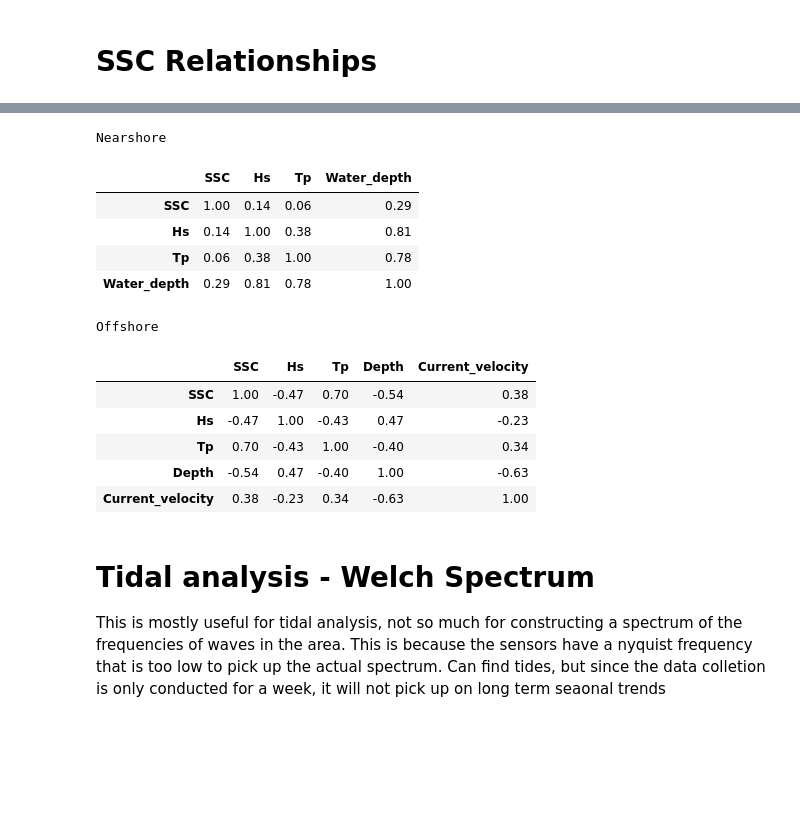
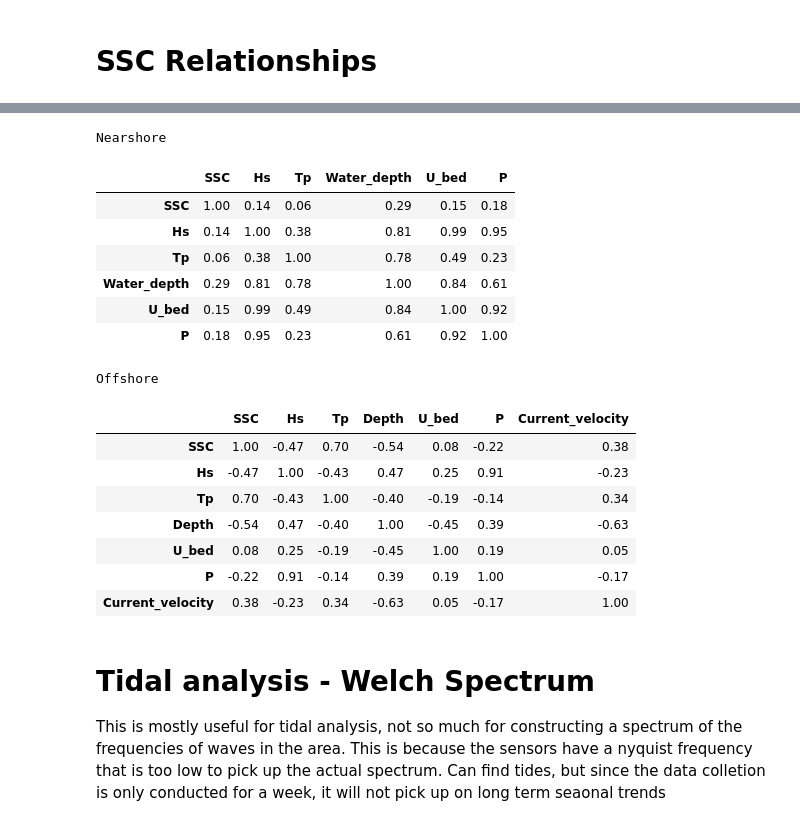
Before and after one commit to ingebrijker/MekongDeltaMDP, a Jupyter notebook: hydro_src/data_parsing.ipynb, the cells around one changed output, grey strips where cells are left out. Cells and saved outputs as stored; diff of their text form; code cells hidden in the pictures; blank space fills up the shorter version.

```diff
--- a/hydro_src/data_parsing.ipynb
+++ b/hydro_src/data_parsing.ipynb
@@ -480,27 +480,29 @@ def merge_nearest(left, right, tolerance="1h"):
         tolerance=pd.Timedelta(tolerance)
     )
 
-#nearshore data
+#nearshore 2025 data
 ssc_near = processed[2025]["ssc_nearshore"][
     ["Date_time", "SSC"]
 ].copy()
 
 twr_near = processed[2025]["twr_wave"][
-    ["Date_time", "Depth", "Hs", "Tp", "H_max", "T_max", "dry_or_exposed"]
+    ["Date_time", "Depth", "Hs", "Tp",
+     "U_bed", "P", "L", "Cg", "steepness", "Hs_h",
+     "dry_or_exposed"]
 ].rename(columns={"Depth": "TWR_depth"})
 
 water_near = processed[2025]["water_depth"][
     ["Date_time", "Depth"]
 ].rename(columns={"Depth": "Water_depth"})
 
-
 near_2025_ssc = merge_nearest(ssc_near, twr_near)
 near_2025_ssc = merge_nearest(near_2025_ssc, water_near)
 
-#offshore data
+#offshore 2025 data
 adcp_wave = processed[2025]["adcp_wave"][
     ["Date_time", "Depth", "Hs", "Tp", "Direction",
-     "HsSwell", "TpSwell", "DpSwell"]
+     "HsSwell", "TpSwell", "DpSwell",
+     "U_bed", "P", "L", "Cg", "steepness", "Hs_h"]
 ].rename(columns={"Direction": "Wave_direction"})
 
 adcp_flow = processed[2025]["adcp_flow"][
@@ -514,7 +516,7 @@ ssc_off = processed[2025]["ssc_offshore"][
     ["Date_time", "SSC"]
 ]
 
-#these have the same hourly timestamps, can be joined directly
+# ADCP wave and current data have the same hourly timestamps
 off_2025 = pd.merge(
     adcp_wave,
     adcp_flow,
@@ -522,11 +524,12 @@ off_2025 = pd.merge(
     how="outer"
 )
 
+# ADCP measurements may be unreliable below ~0.35 m water depth, Tung instructions
 off_2025["low_depth_flag"] = off_2025["Depth"] < 0.35
-#Tung's instructions, water below 0.35 can cause sidelobe intreferene/unreliable adcp output and produce NaN
 
 off_2025_ssc = merge_nearest(ssc_off, off_2025)
 
+# VC-TWR 2026 data
 #2026 VC-TWR data, water depth and wave data both every 10 minutes, can be joined directly
 near_2026 = pd.merge(
     processed[2026]["water_depth"][["Date_time", "Depth"]],
@@ -701,33 +715,38 @@ plot_ssc_relationships(
 # %%
-#correlations
+# Correlations
+
 near_corr = near_2025_ssc[
-    ["SSC", "Hs", "Tp", "Water_depth"]
+    ["SSC", "Hs", "Tp", "Water_depth", "U_bed", "P"]
 ].corr()
 
 off_corr = off_2025_ssc[
-    ["SSC", "Hs", "Tp", "Depth", "Current_velocity"]
+    ["SSC", "Hs", "Tp", "Depth", "U_bed", "P", "Current_velocity"]
 ].corr()
 
 
 print("Nearshore")
 display(near_corr.round(2))
 
 print("Offshore")
 display(off_corr.round(2))
 # %% [output]
 Nearshore
-|  | SSC | Hs | Tp | Water_depth |
-| SSC | 1.00 | 0.14 | 0.06 | 0.29 |
-| Hs | 0.14 | 1.00 | 0.38 | 0.81 |
-| Tp | 0.06 | 0.38 | 1.00 | 0.78 |
-| Water_depth | 0.29 | 0.81 | 0.78 | 1.00 |
+|  | SSC | Hs | Tp | Water_depth | U_bed | P |
+| SSC | 1.00 | 0.14 | 0.06 | 0.29 | 0.15 | 0.18 |
+| Hs | 0.14 | 1.00 | 0.38 | 0.81 | 0.99 | 0.95 |
+| Tp | 0.06 | 0.38 | 1.00 | 0.78 | 0.49 | 0.23 |
+| Water_depth | 0.29 | 0.81 | 0.78 | 1.00 | 0.84 | 0.61 |
+| U_bed | 0.15 | 0.99 | 0.49 | 0.84 | 1.00 | 0.92 |
+| P | 0.18 | 0.95 | 0.23 | 0.61 | 0.92 | 1.00 |
 Offshore
-|  | SSC | Hs | Tp | Depth | Current_velocity |
-| SSC | 1.00 | -0.47 | 0.70 | -0.54 | 0.38 |
-| Hs | -0.47 | 1.00 | -0.43 | 0.47 | -0.23 |
-| Tp | 0.70 | -0.43 | 1.00 | -0.40 | 0.34 |
-| Depth | -0.54 | 0.47 | -0.40 | 1.00 | -0.63 |
-| Current_velocity | 0.38 | -0.23 | 0.34 | -0.63 | 1.00 |
+|  | SSC | Hs | Tp | Depth | U_bed | P | Current_velocity |
+| SSC | 1.00 | -0.47 | 0.70 | -0.54 | 0.08 | -0.22 | 0.38 |
+| Hs | -0.47 | 1.00 | -0.43 | 0.47 | 0.25 | 0.91 | -0.23 |
+| Tp | 0.70 | -0.43 | 1.00 | -0.40 | -0.19 | -0.14 | 0.34 |
+| Depth | -0.54 | 0.47 | -0.40 | 1.00 | -0.45 | 0.39 | -0.63 |
+| U_bed | 0.08 | 0.25 | -0.19 | -0.45 | 1.00 | 0.19 | 0.05 |
+| P | -0.22 | 0.91 | -0.14 | 0.39 | 0.19 | 1.00 | -0.17 |
+| Current_velocity | 0.38 | -0.23 | 0.34 | -0.63 | 0.05 | -0.17 | 1.00 |
 # %% [markdown]
 # Tidal analysis - Welch Spectrum
 This is mostly useful for tidal analysis, not so much for constructing a spectrum of the frequencies of waves in the area. This is because the sensors have a nyquist frequency that is too low to pick up the actual spectrum. Can find tides, but since the data colletion is only conducted for a week, it will not pick up on long term seaonal trends
```
Also changed, not shown: parts of 5 cells of this notebook.
